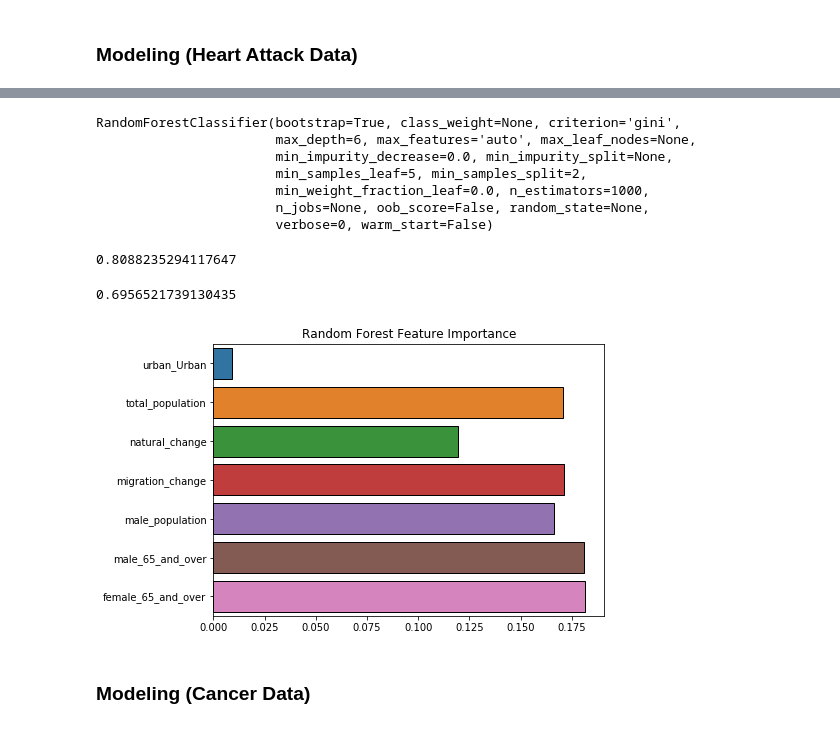
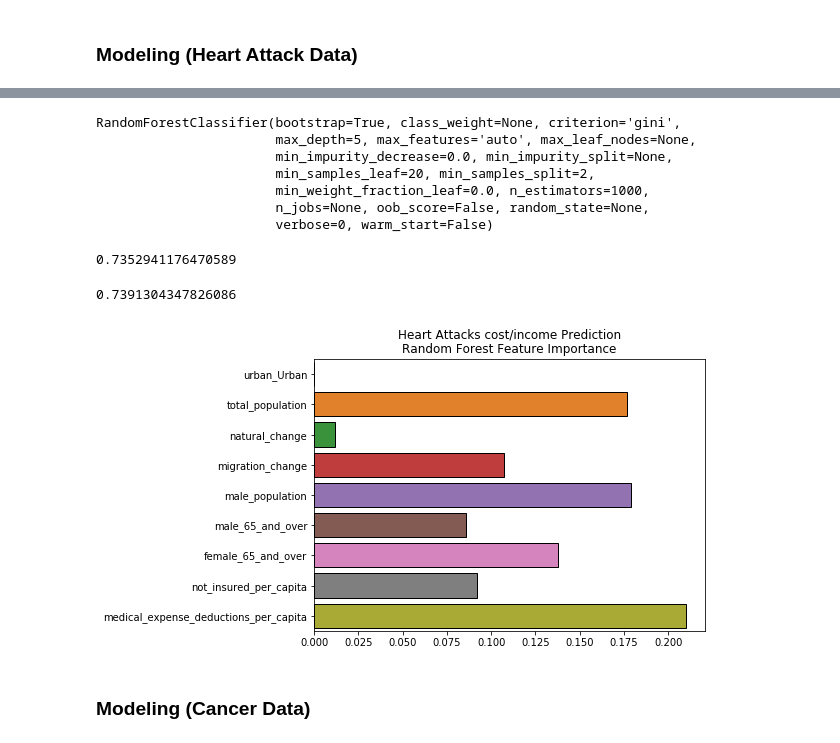
Before and after one commit to yunkaizhang/vanderbilt-data-essentials-cohort-2, a Jupyter notebook: code/YZ_Code_Final_Project.ipynb, the cells around one changed output, grey strips where cells are left out. Cells and saved outputs as stored; diff of their text form; code cells hidden in the pictures.

Commit message:
add Seth's data and code

```diff
--- a/code/YZ_Code_Final_Project.ipynb
+++ b/code/YZ_Code_Final_Project.ipynb
@@ -67,9 +67,18 @@ age_sex = age_sex[['Geography','Population Estimate (as of July 1) - 2016 - Male
                    'Population Estimate (as of July 1) - 2016 - Both Sexes; 65 years and over',
                   'Population Estimate (as of July 1) - 2016 - Male; 65 years and over']]
 age_sex.columns = ['county','male_population','male_65_and_over','female_65_and_over']
+
+# irs_health data from Seth's code
+irs_health = pd.read_csv('../Data/irs_2016_health.csv',header=0,nrows=95)
+irs_health['not_insured_per_capita'] = irs_health.health_care_payments/irs_health.exemptions
+irs_health['medical_expense_deductions_per_capita'] = irs_health.Medical_Dental_expenses_deductions/irs_health.exemptions
+irs_health = irs_health[['county','not_insured_per_capita','medical_expense_deductions_per_capita']]
+
+# Merge all other data
 other_data = pd.merge(population,population_change,on='county',how='outer')
-other_data = pd.merge(other_data, age_sex, on='county', how='outer')
+other_data = pd.merge(other_data, age_sex, on='county', how='left')
 other_data.county = other_data.county.str[0:-11]
+other_data = pd.merge(other_data, irs_health, on='county',how='left')
 # %%
 ha_all_data = pd.merge(tn_ha_cost2,other_data,on='county',how='inner')
 ha_all_data = ha_all_data.dropna()
@@ -105,13 +116,13 @@ X = ha_all_data.drop(columns = ['classifer','county','avg_income','analysis_valu
 y = ha_all_data.classifer
 X_train, X_test, y_train, y_test = train_test_split(X, y, random_state = 42)
 
-forest = RandomForestClassifier(n_estimators = 1000, max_depth = 6, min_samples_leaf = 5)
+forest = RandomForestClassifier(n_estimators = 1000, max_depth = 5, min_samples_leaf = 20)
 forest.fit(X_train, y_train)
 # %% [output]
 RandomForestClassifier(bootstrap=True, class_weight=None, criterion='gini',
-                       max_depth=6, max_features='auto', max_leaf_nodes=None,
+                       max_depth=5, max_features='auto', max_leaf_nodes=None,
                        min_impurity_decrease=0.0, min_impurity_split=None,
-                       min_samples_leaf=5, min_samples_split=2,
+                       min_samples_leaf=20, min_samples_split=2,
                        min_weight_fraction_leaf=0.0, n_estimators=1000,
                        n_jobs=None, oob_score=False, random_state=None,
                        verbose=0, warm_start=False)
@@ -119,18 +130,18 @@ RandomForestClassifier(bootstrap=True, class_weight=None, criterion='gini',
 y_pred_train = forest.predict(X_train)
 print(metrics.accuracy_score(y_train, y_pred_train))
 # %% [output]
-0.8088235294117647
+0.7352941176470589
 # %%
 y_pred = forest.predict(X_test)
 print(metrics.accuracy_score(y_test, y_pred))
 # %% [output]
-0.6956521739130435
+0.7391304347826086
 # %%
 fig, ax = plt.subplots(figsize = (7,5))
 sns.barplot(x = forest.feature_importances_, y = list(X.columns), ax = ax, edgecolor = 'black')
-plt.title('Random Forest Feature Importance');
+plt.title('Heart Attacks cost/income Prediction\nRandom Forest Feature Importance');
 # %% [output]
-[figure, old version]
+[figure, new version]
 # %% [markdown]
 ### Modeling (Cancer Data) ###
 # %%
```
Also changed, not shown: parts of 7 cells of this notebook, 1 other file.
